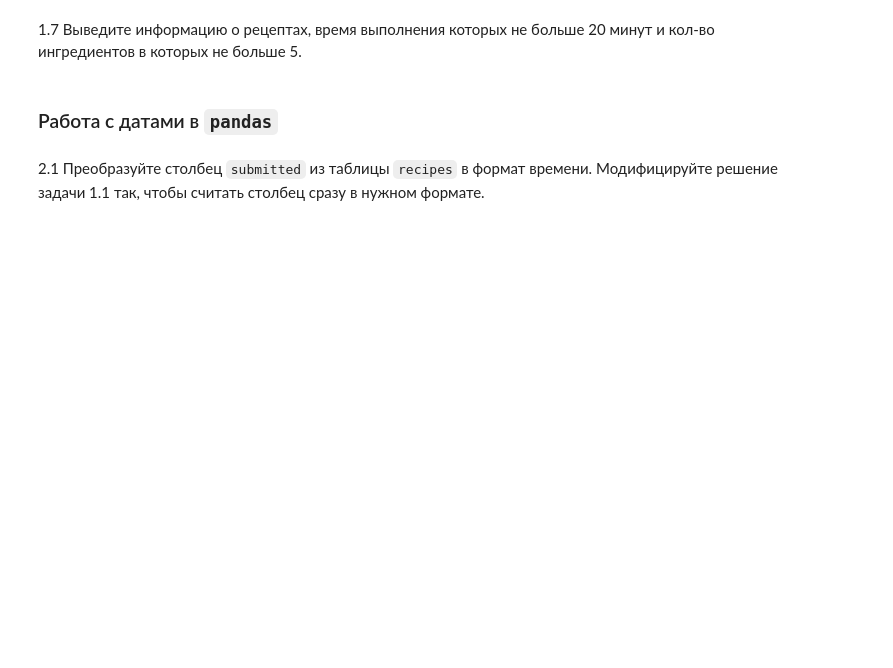
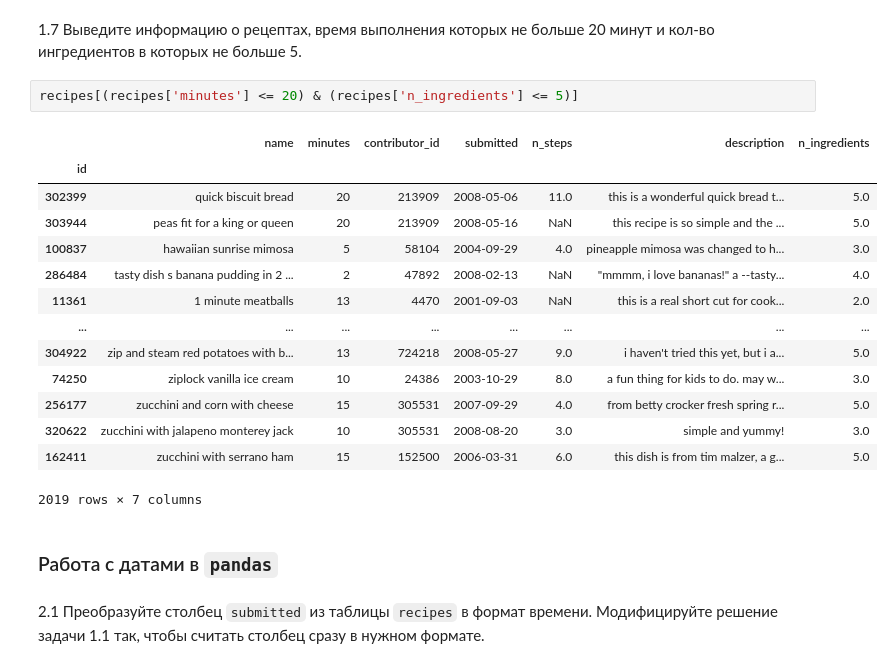
Before and after one commit to immortalBan/Finashe4ka, a Jupyter notebook: Технологии обработки больших данных/Семинар 2/02_pandas_Bedak_Ivan.ipynb, the cells around one changed output. Cells and saved outputs as stored; diff of their text form; blank space fills up the shorter version.

```diff
--- a/Технологии обработки больших данных/Семинар 2/02_pandas_Bedak_Ivan.ipynb
+++ b/Технологии обработки больших данных/Семинар 2/02_pandas_Bedak_Ivan.ipynb
@@ -168,5 +241,22 @@ dtype: object
 # %% [markdown]
 1.7 Выведите информацию о рецептах, время выполнения которых не больше 20 минут и кол-во ингредиентов в которых не больше 5.
+# %%
+recipes[(recipes['minutes'] <= 20) & (recipes['n_ingredients'] <= 5)]
+# %% [output]
+|  | name | minutes | contributor_id | submitted | n_steps | description | n_ingredients |
+| id |  |  |  |  |  |  |  |
+| 302399 | quick biscuit bread | 20 | 213909 | 2008-05-06 | 11.0 | this is a wonderful quick bread t... | 5.0 |
+| 303944 | peas fit for a king or queen | 20 | 213909 | 2008-05-16 | NaN | this recipe is so simple and the ... | 5.0 |
+| 100837 | hawaiian sunrise mimosa | 5 | 58104 | 2004-09-29 | 4.0 | pineapple mimosa was changed to h... | 3.0 |
+| 286484 | tasty dish s banana pudding in 2 ... | 2 | 47892 | 2008-02-13 | NaN | "mmmm, i love bananas!" a --tasty... | 4.0 |
+| 11361 | 1 minute meatballs | 13 | 4470 | 2001-09-03 | NaN | this is a real short cut for cook... | 2.0 |
+| ... | ... | ... | ... | ... | ... | ... | ... |
+| 304922 | zip and steam red potatoes with b... | 13 | 724218 | 2008-05-27 | 9.0 | i haven't tried this yet, but i a... | 5.0 |
+| 74250 | ziplock vanilla ice cream | 10 | 24386 | 2003-10-29 | 8.0 | a fun thing for kids to do. may w... | 3.0 |
+| 256177 | zucchini and corn with cheese | 15 | 305531 | 2007-09-29 | 4.0 | from betty crocker fresh spring r... | 5.0 |
+| 320622 | zucchini with jalapeno monterey jack | 10 | 305531 | 2008-08-20 | 3.0 | simple and yummy! | 3.0 |
+| 162411 | zucchini with serrano ham | 15 | 152500 | 2006-03-31 | 6.0 | this dish is from tim malzer, a g... | 5.0 |
+2019 rows × 7 columns
 # %% [markdown]
 ### Работа с датами в `pandas`
 # %% [markdown]
```
Also changed, not shown: parts of 23 cells of this notebook, 5 other files.
